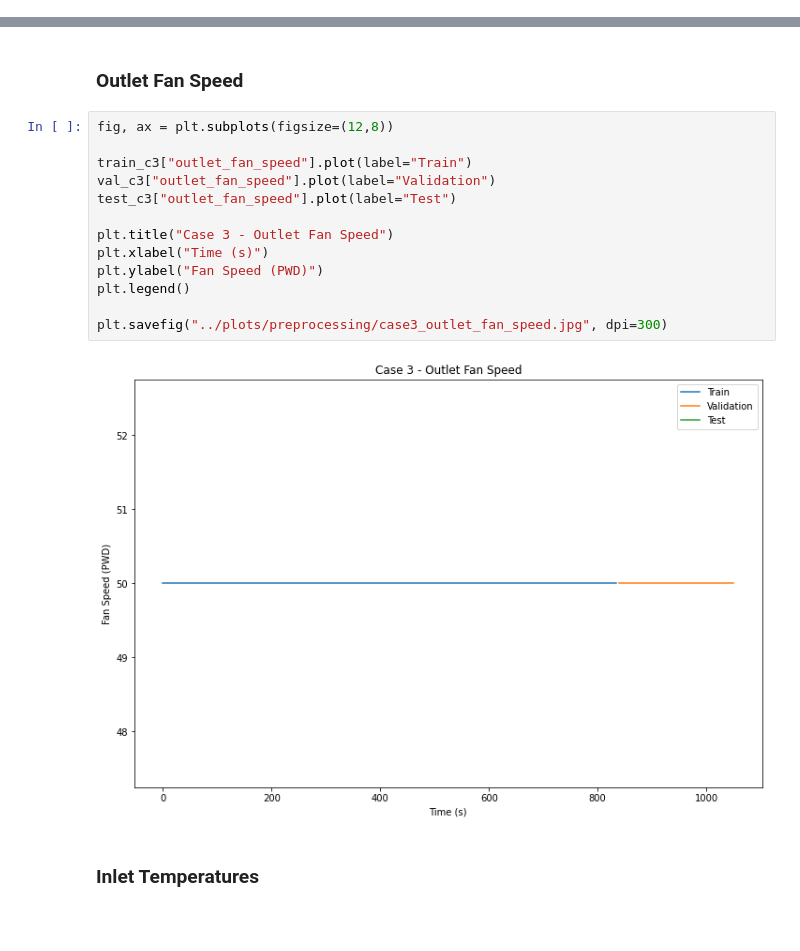
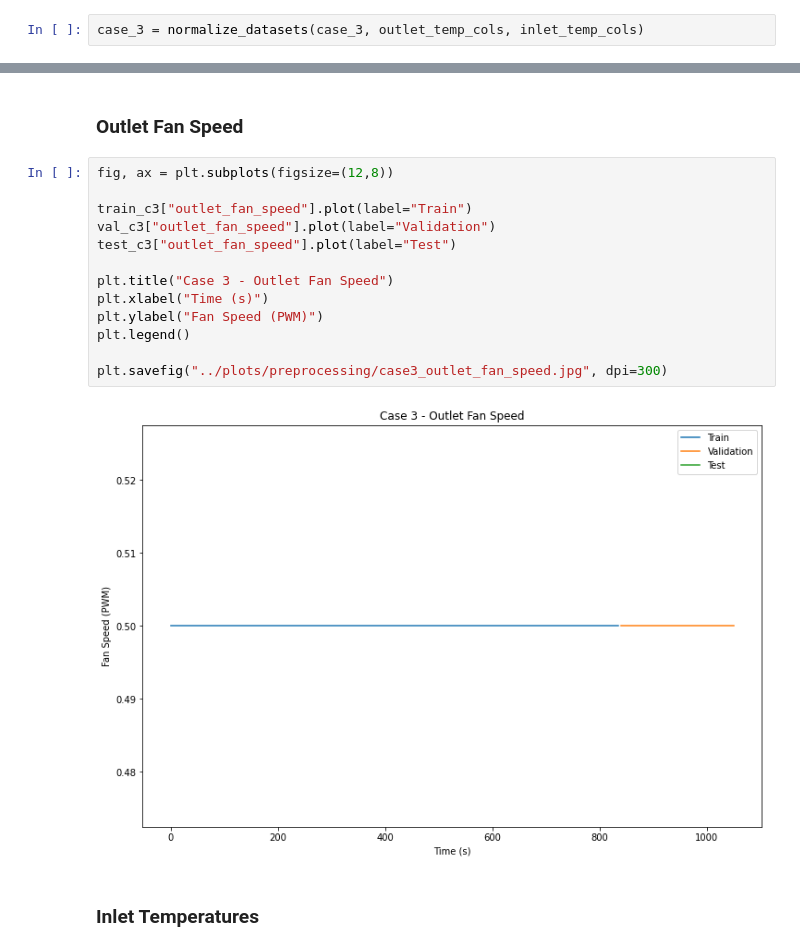
Before and after one commit to drdeleon/rack-temp-pred, a Jupyter notebook: rack-temp-pred/preprocessing.ipynb, the cells around one changed output, grey strips where cells are left out. Cells and saved outputs as stored; diff of their text form; blank space fills up the shorter version.

```diff
--- a/rack-temp-pred/preprocessing.ipynb
+++ b/rack-temp-pred/preprocessing.ipynb
@@ -277,6 +245,8 @@ plt.savefig("../plots/preprocessing/case2_outlet_temp.jpg", dpi=300)
 case_2.to_csv('../datasets/case_2.csv')
 # %% [markdown]
 ## Case 3
+# %%
+case_3 = normalize_datasets(case_3, outlet_temp_cols, inlet_temp_cols)
 # %%
 train_c3, test_c3, val_c3 = train_test_val_split(case_3, test_size=0)
 # %% [markdown]
@@ -301,18 +271,18 @@ plt.savefig("../plots/preprocessing/case3_inlet_fan_speed.jpg", dpi=300)
 # %%
 fig, ax = plt.subplots(figsize=(12,8))
 
 train_c3["outlet_fan_speed"].plot(label="Train")
 val_c3["outlet_fan_speed"].plot(label="Validation")
 test_c3["outlet_fan_speed"].plot(label="Test")
 
 plt.title("Case 3 - Outlet Fan Speed")
 plt.xlabel("Time (s)")
-plt.ylabel("Fan Speed (PWD)")
+plt.ylabel("Fan Speed (PWM)")
 plt.legend()
 
 plt.savefig("../plots/preprocessing/case3_outlet_fan_speed.jpg", dpi=300)
 # %% [output]
-[figure, old version]
+[figure, new version]
 # %% [markdown]
 ### Inlet Temperatures
 # %%
```
Also changed, not shown: parts of 29 cells of this notebook.
